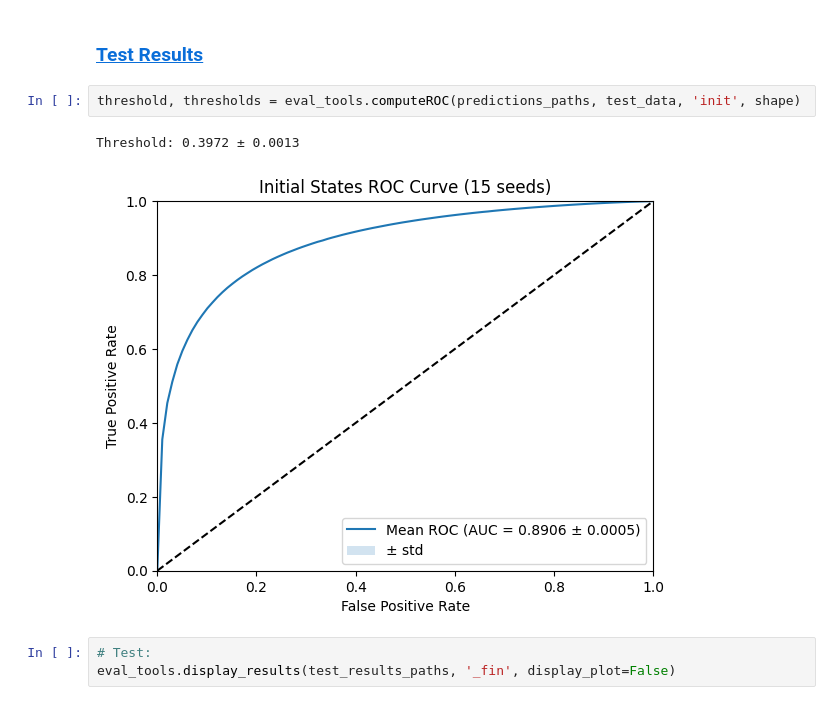
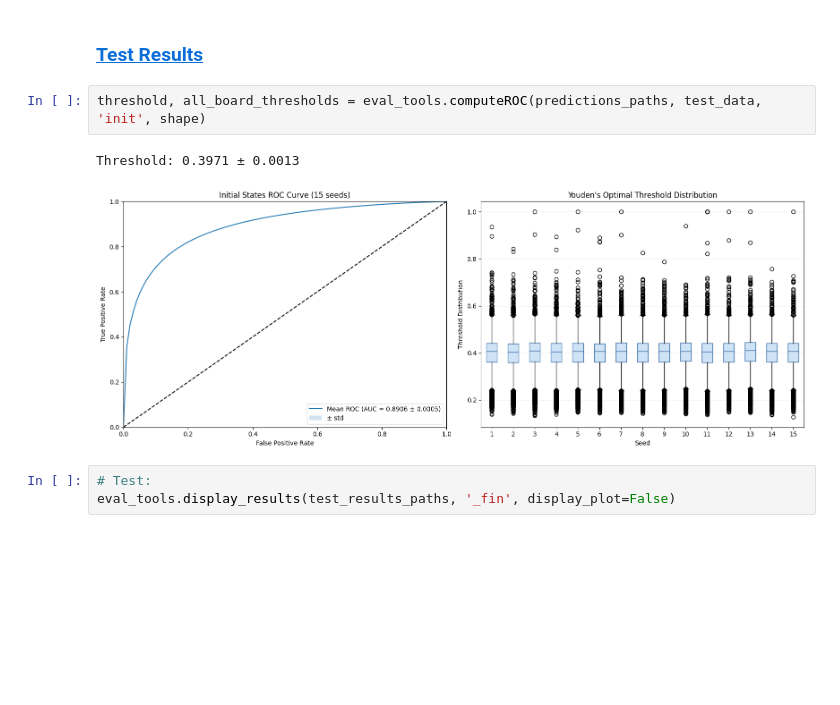
Before and after one commit to ayrna/reverseGoLwithCNN, a Jupyter notebook: PyTorch/Notebooks/Results_Classic.ipynb, the cells around one changed output. Cells and saved outputs as stored; diff of their text form; blank space fills up the shorter version.

Commit message:
New line of work: threshold regressor for each board

```diff
--- a/PyTorch/Notebooks/Results_Classic.ipynb
+++ b/PyTorch/Notebooks/Results_Classic.ipynb
@@ -47,10 +47,10 @@ val_loss: 0.0770 ± 0.0004
 # %% [markdown]
 ### <span style='color:rgb(10,110,217)'><u>**Test Results**</u></span>
 # %%
-threshold, thresholds = eval_tools.computeROC(predictions_paths, test_data, 'init', shape)
+threshold, all_board_thresholds = eval_tools.computeROC(predictions_paths, test_data, 'init', shape)
 # %% [output]
-Threshold: 0.3972 ± 0.0013
+Threshold: 0.3971 ± 0.0013
-[figure, old version]
+[figure, new version]
 # %%
 # Test:
 eval_tools.display_results(test_results_paths, '_fin', display_plot=False)
```
Also changed, not shown: 3 other files.
